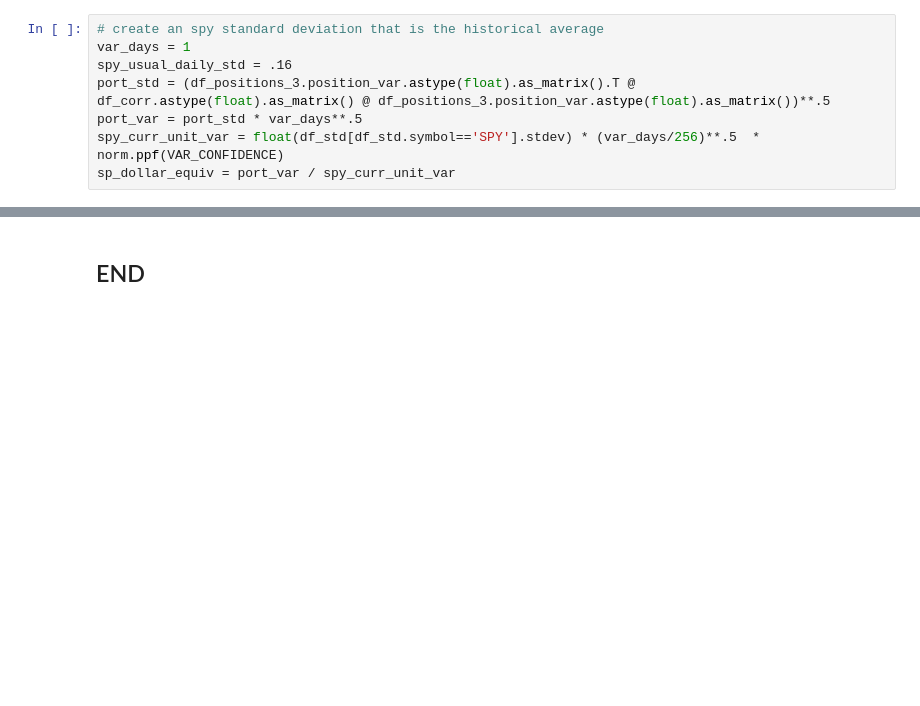
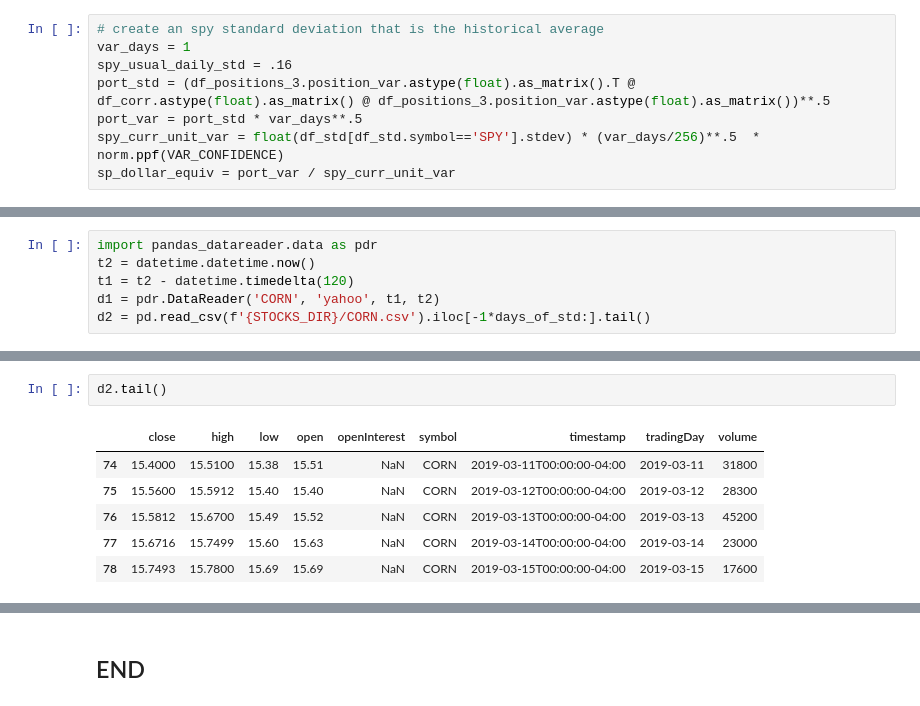
Before and after one commit to bgithub1/barchartapi, a Jupyter notebook: barchartapi/get_portfolio_var.ipynb, the cells around one changed output, grey strips where cells are left out. Saved outputs shown, nothing was run; the diff lists cells and outputs as text; blank space fills up the shorter version.

```diff
--- a/barchartapi/get_portfolio_var.ipynb
+++ b/barchartapi/get_portfolio_var.ipynb
@@ -229,0 +341,6 @@ print(f'Equivalent S&P position (in dollars): {round(sp_dollar_equiv,2)}')
+# %%
+import pandas_datareader.data as pdr
+t2 = datetime.datetime.now()
+t1 = t2 - datetime.timedelta(120)
+d1 = pdr.DataReader('CORN', 'yahoo', t1, t2)
+d2 = pd.read_csv(f'{STOCKS_DIR}/CORN.csv').iloc[-1*days_of_std:].tail()
@@ -229,0 +357,9 @@ print(f'Equivalent S&P position (in dollars): {round(sp_dollar_equiv,2)}')
+# %%
+d2.tail()
+# %% [output]
+|  | close | high | low | open | openInterest | symbol | timestamp | tradingDay | volume |
+| 74 | 15.4000 | 15.5100 | 15.38 | 15.51 | NaN | CORN | 2019-03-11T00:00:00-04:00 | 2019-03-11 | 31800 |
+| 75 | 15.5600 | 15.5912 | 15.40 | 15.40 | NaN | CORN | 2019-03-12T00:00:00-04:00 | 2019-03-12 | 28300 |
+| 76 | 15.5812 | 15.6700 | 15.49 | 15.52 | NaN | CORN | 2019-03-13T00:00:00-04:00 | 2019-03-13 | 45200 |
+| 77 | 15.6716 | 15.7499 | 15.60 | 15.63 | NaN | CORN | 2019-03-14T00:00:00-04:00 | 2019-03-14 | 23000 |
+| 78 | 15.7493 | 15.7800 | 15.69 | 15.69 | NaN | CORN | 2019-03-15T00:00:00-04:00 | 2019-03-15 | 17600 |
```
Also changed, not shown: parts of 14 cells of this notebook, 1 other file.
